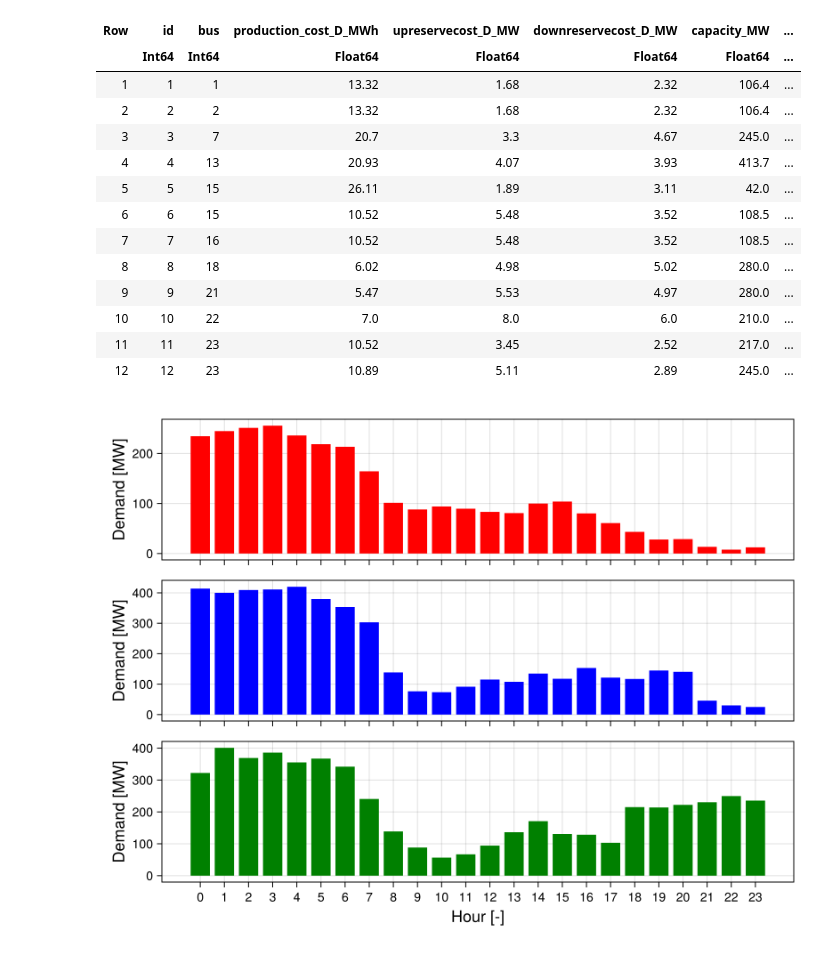
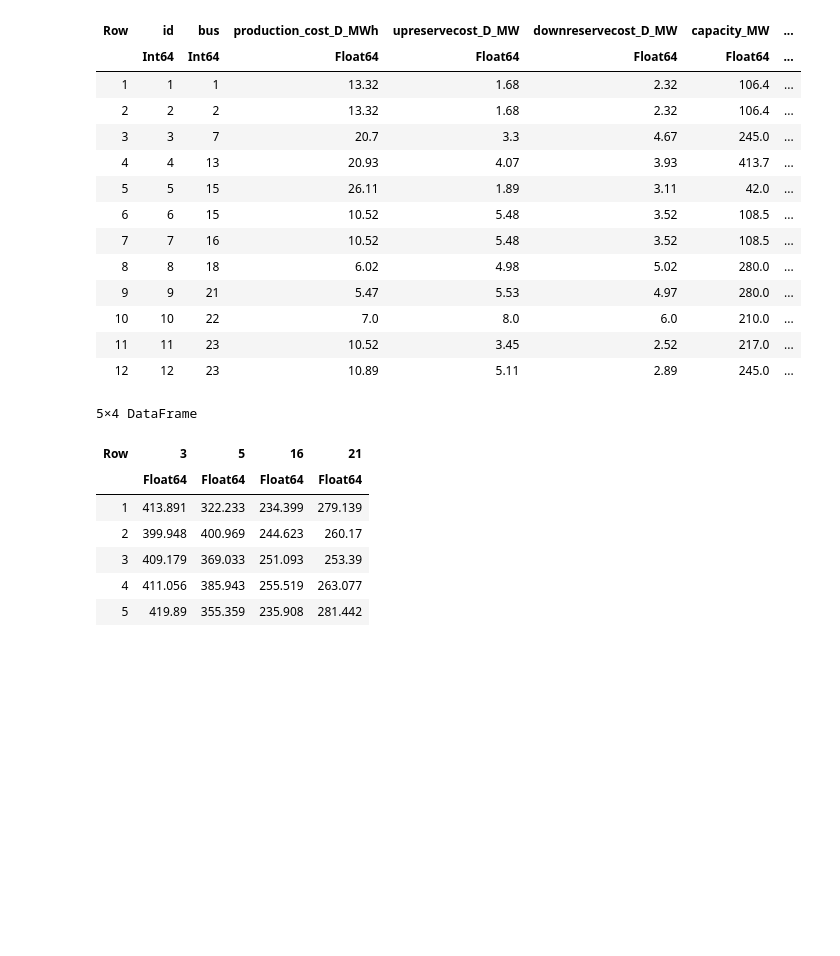
Before and after one commit to langestefan/DTUElectricityMarkets2025, a Jupyter notebook: assignment1/assignment1.ipynb, the cells around one changed output. Cells and saved outputs as stored; diff of their text form; code cells hidden in the pictures; blank space fills up the shorter version.

```diff
--- a/assignment1/assignment1.ipynb
+++ b/assignment1/assignment1.ipynb
@@ -132,7 +130,14 @@ generation_fixed = prepare_generation_fixed()
 | 11 | 11 | 23 | 10.52 | 3.45 | 2.52 | 217.0 | ... |
 | 12 | 12 | 23 | 10.89 | 5.11 | 2.89 | 245.0 | ... |
 # %%
-generation_wind = prepare_generation_wind(hours.+18)
-plot_demands(generation_wind[:, Symbol.([16,3,5])]; colors=[:red, :blue,:green])
+generation_wind = prepare_generation_wind(hours.+18; save=true)
+first(generation_wind, 5)
 # %% [output]
-[figure, removed]
+5×4 DataFrame
+| Row | 3 | 5 | 16 | 21 |
+|  | Float64 | Float64 | Float64 | Float64 |
+| 1 | 413.891 | 322.233 | 234.399 | 279.139 |
+| 2 | 399.948 | 400.969 | 244.623 | 260.17 |
+| 3 | 409.179 | 369.033 | 251.093 | 253.39 |
+| 4 | 411.056 | 385.943 | 255.519 | 263.077 |
+| 5 | 419.89 | 355.359 | 235.908 | 281.442 |
```
Also changed, not shown: parts of 15 cells of this notebook, 9 other files.
